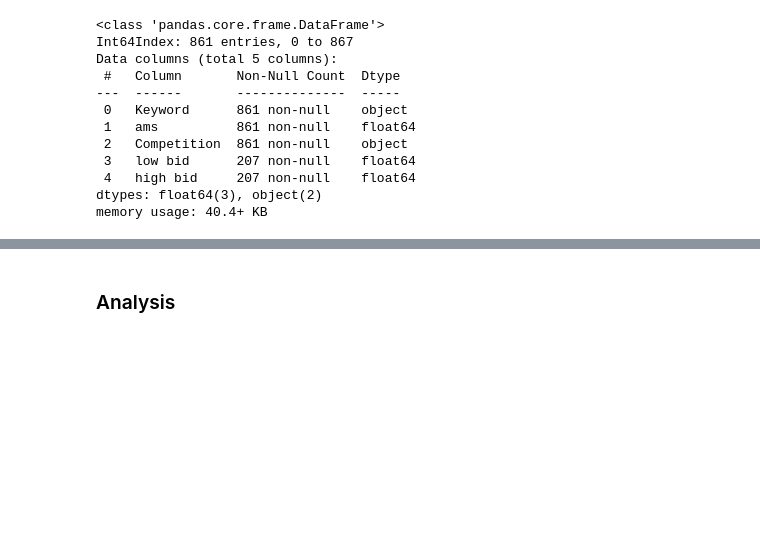
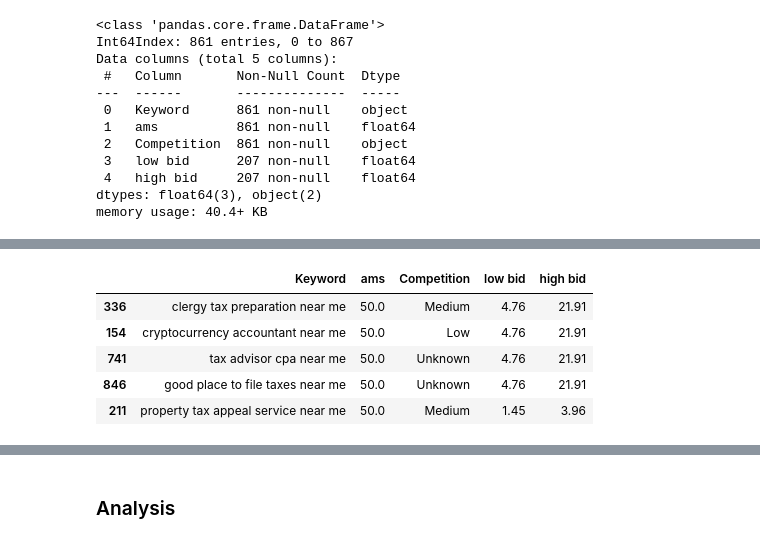
Before and after one commit to tenzin-jigme/jigme-ten, a Jupyter notebook: keyword_analysis_nearme_adgroup.ipynb, the cells around one changed output, grey strips where cells are left out. Cells and saved outputs as stored; diff of their text form; code cells hidden in the pictures; blank space fills up the shorter version.

```diff
--- a/keyword_analysis_nearme_adgroup.ipynb
+++ b/keyword_analysis_nearme_adgroup.ipynb
@@ -173,0 +148,10 @@ df.describe()
+# %%
+# inspecting sample of dataframe
+df.sample(5)
+# %% [output]
+|  | Keyword | ams | Competition | low bid | high bid |
+| 336 | clergy tax preparation near me | 50.0 | Medium | 4.76 | 21.91 |
+| 154 | cryptocurrency accountant near me | 50.0 | Low | 4.76 | 21.91 |
+| 741 | tax advisor cpa near me | 50.0 | Unknown | 4.76 | 21.91 |
+| 846 | good place to file taxes near me | 50.0 | Unknown | 4.76 | 21.91 |
+| 211 | property tax appeal service near me | 50.0 | Medium | 1.45 | 3.96 |
```
Also changed, not shown: parts of 39 cells of this notebook.
